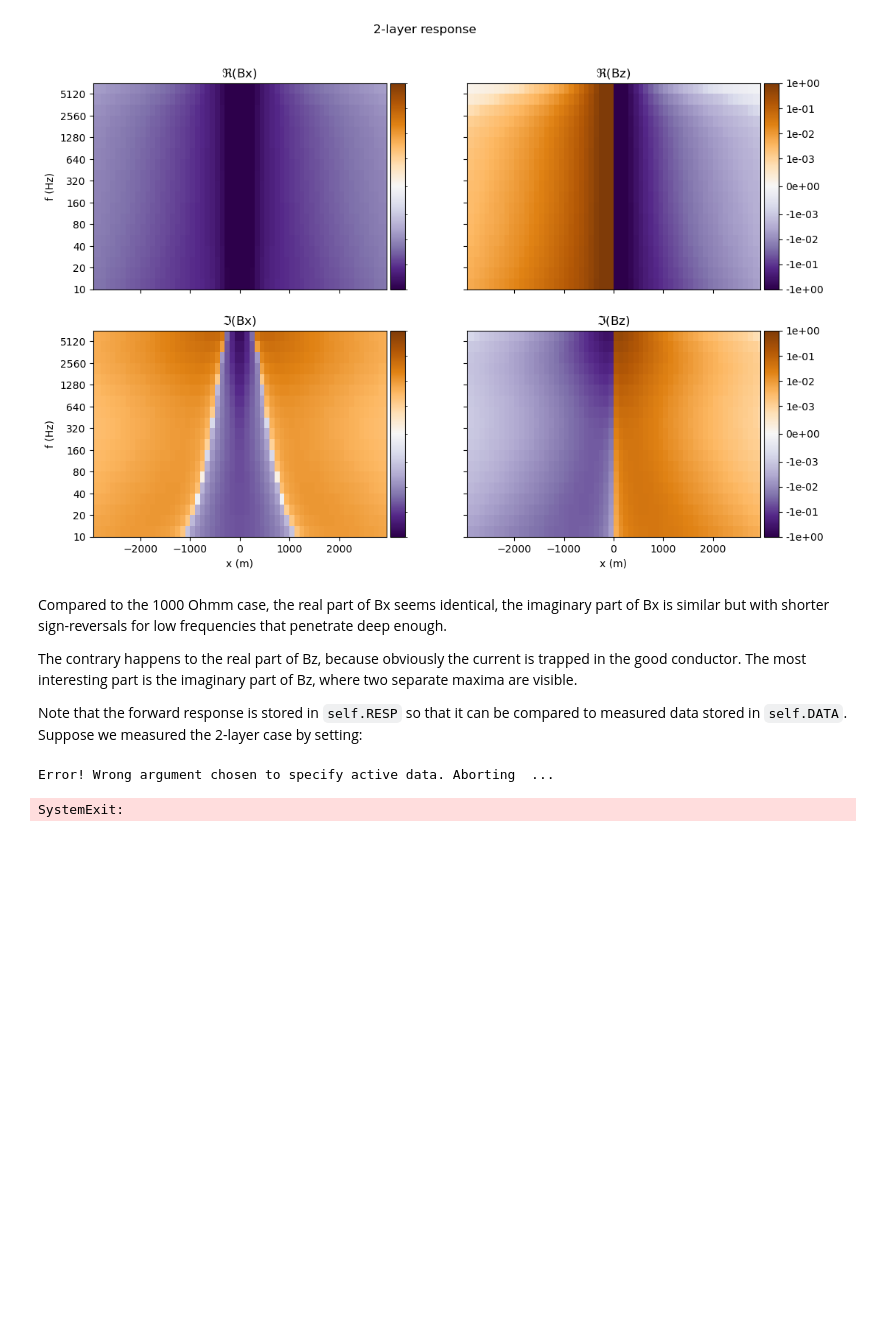
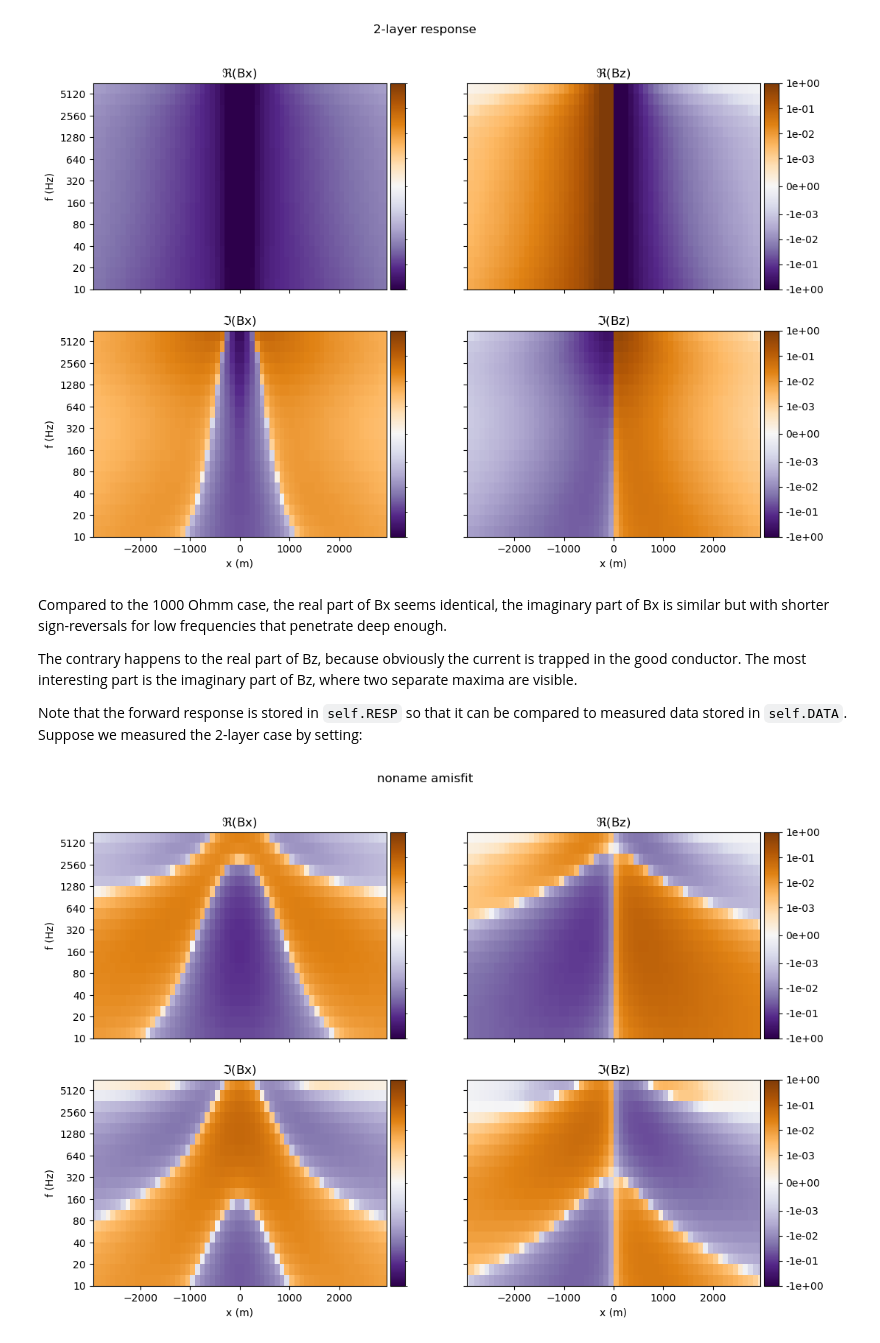
Before and after one commit to LIAG-S2/SAEM, a Jupyter notebook: examples/01-SAEM-Fields.ipynb, the cells around one changed output. Drawn from its saved outputs; the diff is of its cells as text; code cells hidden in the pictures; blank space fills up the shorter version.

```diff
--- a/examples/01-SAEM-Fields.ipynb
+++ b/examples/01-SAEM-Fields.ipynb
@@ -77,7 +75,6 @@ self.DATA = self.RESP
 # %%
 # To show the difference to the background halfspace we display the misfit
 self.simulate(1000)
-self.showLineData(what="misfit");
+self.showLineData(what="amisfit");
 # %% [output]
-Error! Wrong argument chosen to specify active data. Aborting  ...
-SystemExit:
+[figure, added]
```
Also changed, not shown: parts of 1 cell of this notebook.
